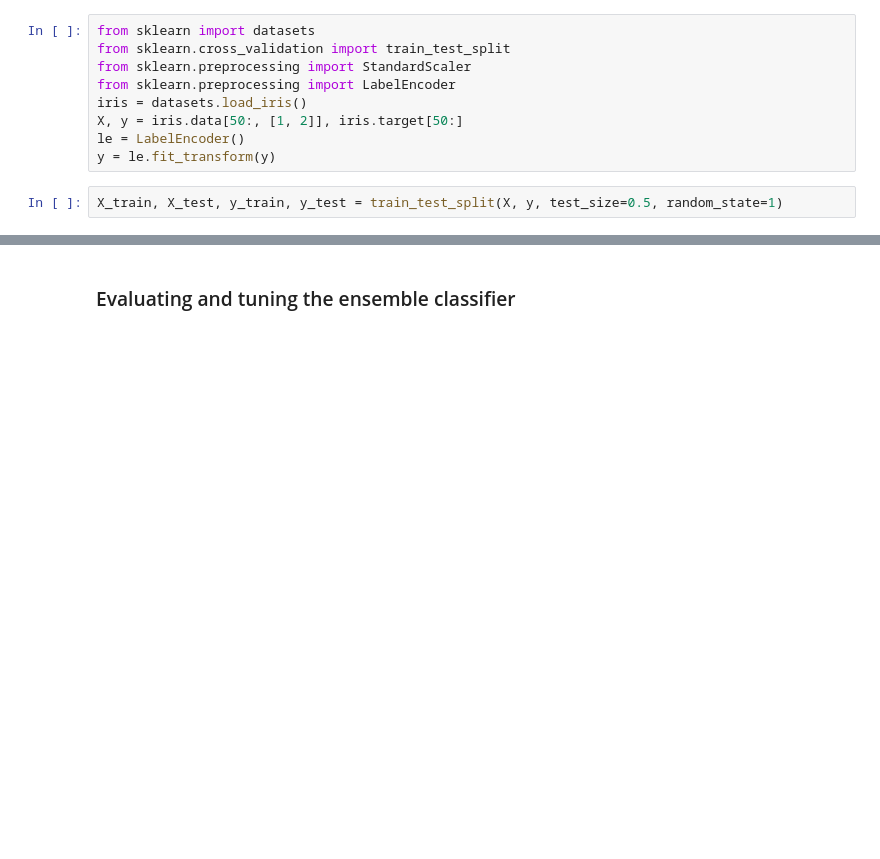
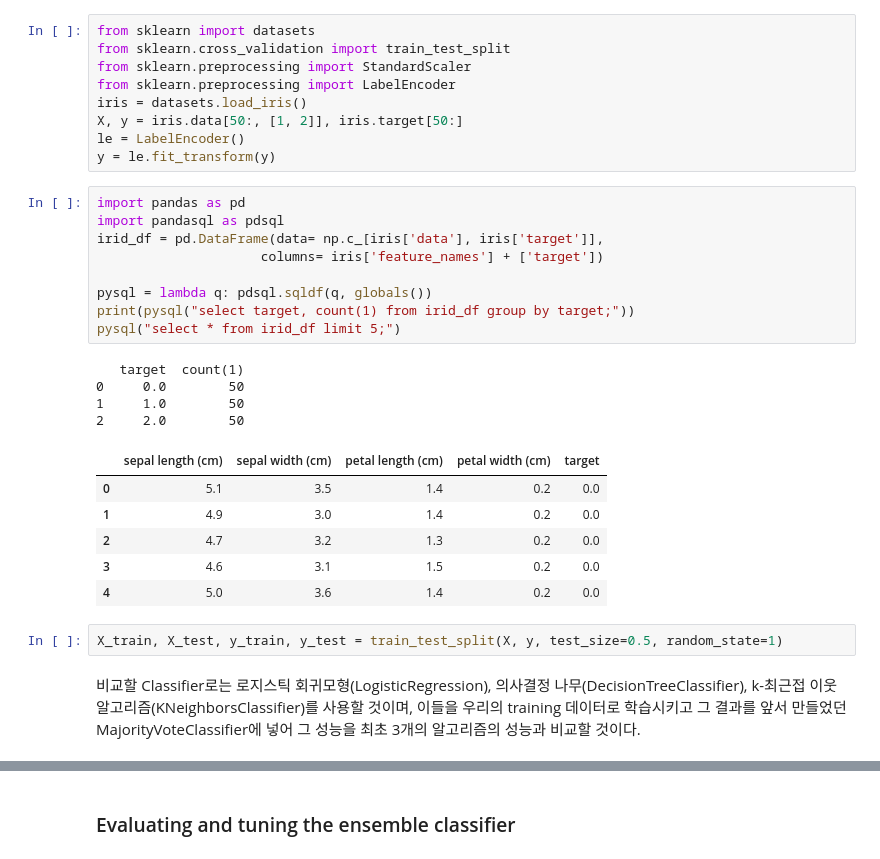
Before and after one commit to notyetend/pg, a Jupyter notebook: 2100.Statistics/2135.Statistical Methodology/Python Machine Learning/PythonMachineLearning_Chapter07.ipynb, the cells around one changed output, grey strips where cells are left out. Cells and saved outputs as stored; diff of their text form; blank space fills up the shorter version.

```diff
--- a/2100.Statistics/2135.Statistical Methodology/Python Machine Learning/PythonMachineLearning_Chapter07.ipynb
+++ b/2100.Statistics/2135.Statistical Methodology/Python Machine Learning/PythonMachineLearning_Chapter07.ipynb
@@ -180,8 +222,30 @@ iris = datasets.load_iris()
 X, y = iris.data[50:, [1, 2]], iris.target[50:]
 le = LabelEncoder()
 y = le.fit_transform(y)
+# %%
+import pandas as pd
+import pandasql as pdsql
+irid_df = pd.DataFrame(data= np.c_[iris['data'], iris['target']],
+                     columns= iris['feature_names'] + ['target'])
+
+pysql = lambda q: pdsql.sqldf(q, globals())
+print(pysql("select target, count(1) from irid_df group by target;"))
+pysql("select * from irid_df limit 5;")
+# %% [output]
+   target  count(1)
+0     0.0        50
+1     1.0        50
+2     2.0        50
+|  | sepal length (cm) | sepal width (cm) | petal length (cm) | petal width (cm) | target |
+| 0 | 5.1 | 3.5 | 1.4 | 0.2 | 0.0 |
+| 1 | 4.9 | 3.0 | 1.4 | 0.2 | 0.0 |
+| 2 | 4.7 | 3.2 | 1.3 | 0.2 | 0.0 |
+| 3 | 4.6 | 3.1 | 1.5 | 0.2 | 0.0 |
+| 4 | 5.0 | 3.6 | 1.4 | 0.2 | 0.0 |
 # %%
 X_train, X_test, y_train, y_test = train_test_split(X, y, test_size=0.5, random_state=1)
+# %% [markdown]
+비교할 Classifier로는 로지스틱 회귀모형(LogisticRegression), 의사결정 나무(DecisionTreeClassifier), k-최근접 이웃 알고리즘(KNeighborsClassifier)를 사용할 것이며, 이들을 우리의 training 데이터로 학습시키고 그 결과를 앞서 만들었던 MajorityVoteClassifier에 넣어 그 성능을 최초 3개의 알고리즘의 성능과 비교할 것이다.
 # %%
 # p211
 
```
Also changed, not shown: parts of 42 cells of this notebook, 2 other files.
